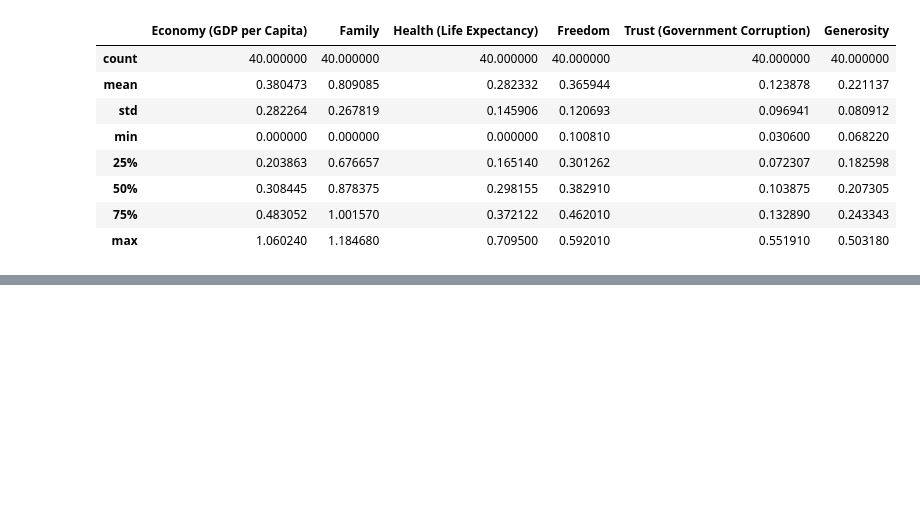
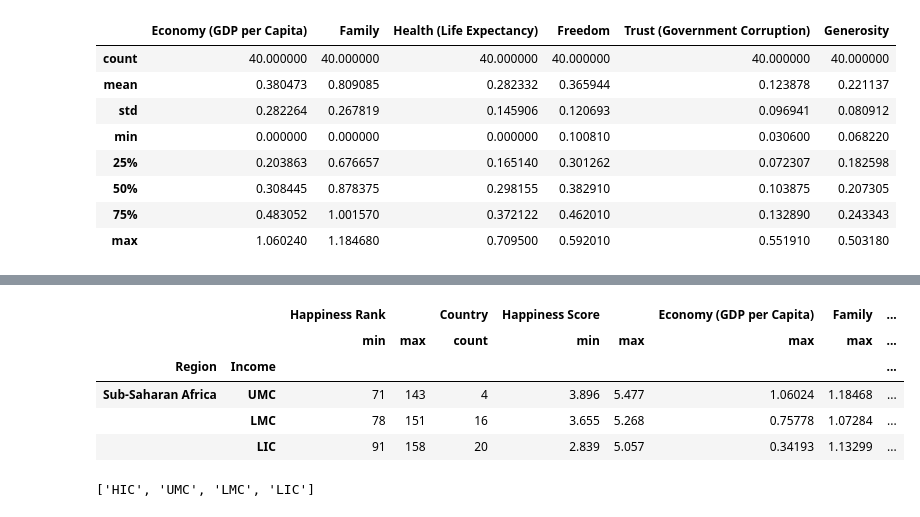
Before and after one commit to Flori-87/data-analysis-pipeline, a Jupyter notebook: analisis.ipynb, the cells around one changed output, grey strips where cells are left out. Drawn from its saved outputs; the diff is of its cells as text; code cells hidden in the pictures; blank space fills up the shorter version.

```diff
--- a/analisis.ipynb
+++ b/analisis.ipynb
@@ -162,0 +159,13 @@ data_reg
+# %%
+data_reg.sort_values(("Happiness Rank","min"))
+# %% [output]
+|  |  | Happiness Rank |  | Country | Happiness Score |  | Economy (GDP per Capita) | Family | ... |
+|  |  | min | max | count | min | max | max | max | ... |
+| Region | Income |  |  |  |  |  |  |  | ... |
+| Sub-Saharan Africa | UMC | 71 | 143 | 4 | 3.896 | 5.477 | 1.06024 | 1.18468 | ... |
+|  | LMC | 78 | 151 | 16 | 3.655 | 5.268 | 0.75778 | 1.07284 | ... |
+|  | LIC | 91 | 158 | 20 | 2.839 | 5.057 | 0.34193 | 1.13299 | ... |
+# %%
+list(data["Income"].value_counts().index)
+# %% [output]
+['HIC', 'UMC', 'LMC', 'LIC']
```
Also changed, not shown: parts of 5 cells of this notebook, 5 other files.
